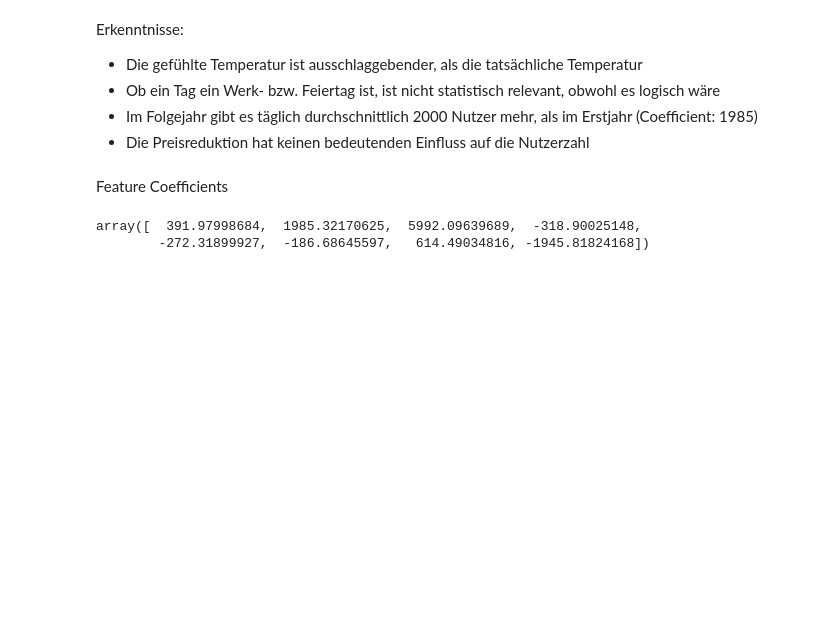
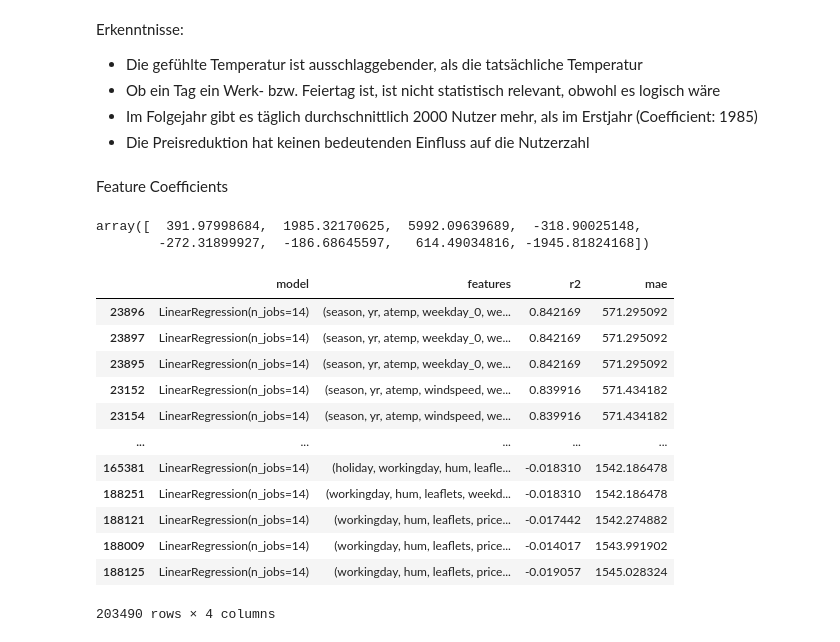
Before and after one commit to DavidRmn/introduction-data-science, a Jupyter notebook: project/task_2.ipynb, the cells around one changed output. Drawn from its saved outputs; the diff is of its cells as text; code cells hidden in the pictures; blank space fills up the shorter version.

```diff
--- a/project/task_2.ipynb
+++ b/project/task_2.ipynb
@@ -347,3 +347,19 @@ result_models.sort_values("mae", ascending=True).iloc[0, 0].coef_
 # %% [output]
 array([  391.97998684,  1985.32170625,  5992.09639689,  -318.90025148,
         -272.31899927,  -186.68645597,   614.49034816, -1945.81824168])
+# %%
+result_models.sort_values("mae", ascending=True)
+# %% [output]
+|  | model | features | r2 | mae |
+| 23896 | LinearRegression(n_jobs=14) | (season, yr, atemp, weekday_0, we... | 0.842169 | 571.295092 |
+| 23897 | LinearRegression(n_jobs=14) | (season, yr, atemp, weekday_0, we... | 0.842169 | 571.295092 |
+| 23895 | LinearRegression(n_jobs=14) | (season, yr, atemp, weekday_0, we... | 0.842169 | 571.295092 |
+| 23152 | LinearRegression(n_jobs=14) | (season, yr, atemp, windspeed, we... | 0.839916 | 571.434182 |
+| 23154 | LinearRegression(n_jobs=14) | (season, yr, atemp, windspeed, we... | 0.839916 | 571.434182 |
+| ... | ... | ... | ... | ... |
+| 165381 | LinearRegression(n_jobs=14) | (holiday, workingday, hum, leafle... | -0.018310 | 1542.186478 |
+| 188251 | LinearRegression(n_jobs=14) | (workingday, hum, leaflets, weekd... | -0.018310 | 1542.186478 |
+| 188121 | LinearRegression(n_jobs=14) | (workingday, hum, leaflets, price... | -0.017442 | 1542.274882 |
+| 188009 | LinearRegression(n_jobs=14) | (workingday, hum, leaflets, price... | -0.014017 | 1543.991902 |
+| 188125 | LinearRegression(n_jobs=14) | (workingday, hum, leaflets, price... | -0.019057 | 1545.028324 |
+203490 rows × 4 columns
```
Also changed, not shown: parts of 1 cell of this notebook.
